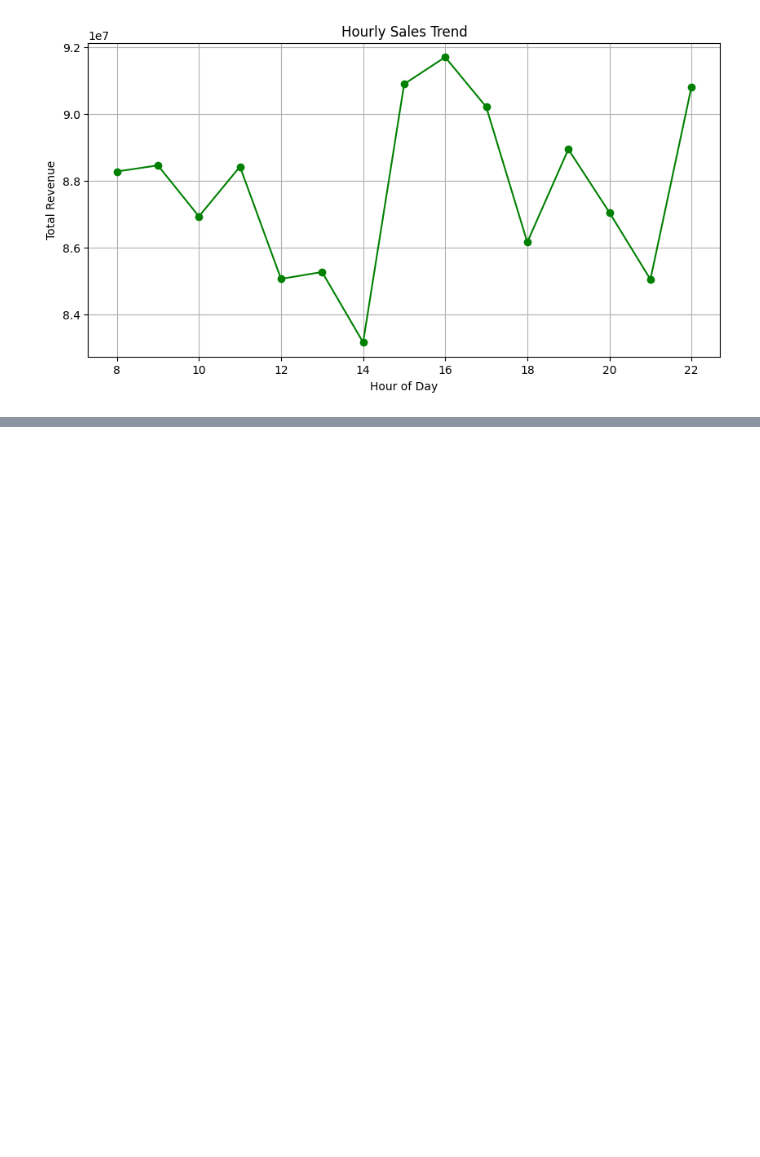
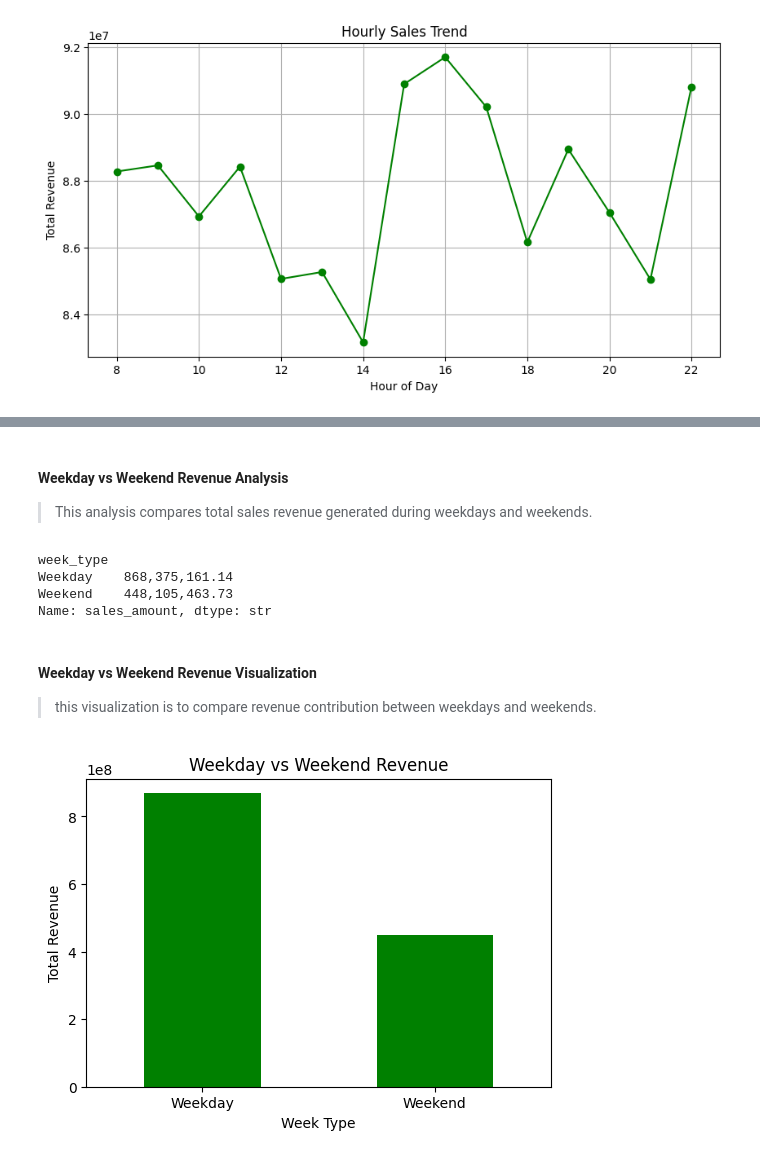
Before and after one commit to utkarshdhangar5/retail-sales-inventory-analytics, a Jupyter notebook: notebooks/ExploratoryDataAnalysis.ipynb, the cells around one changed output, grey strips where cells are left out. Drawn from its saved outputs; the diff is of its cells as text; code cells hidden in the pictures; blank space fills up the shorter version.

Commit message:
eda: completed weekday vs weekend sales and operational trend analysis

```diff
--- a/notebooks/ExploratoryDataAnalysis.ipynb
+++ b/notebooks/ExploratoryDataAnalysis.ipynb
@@ -602,0 +609,4 @@ plt.show()
+# %%
+fact_orders['day_name'] = fact_orders['order_date'].dt.day_name()
+
+fact_orders[['order_date', 'day_name']].head()
@@ -602,0 +623,6 @@ plt.show()
+# %%
+fact_orders['week_type'] = fact_orders['day_name'].apply(
+    lambda x: 'Weekend' if x in ['Saturday', 'Sunday'] else 'Weekday'
+)
+
+fact_orders[['day_name', 'week_type']].head()
@@ -602,0 +636,33 @@ plt.show()
+# %% [markdown]
+#### Weekday vs Weekend Revenue Analysis
+> This analysis compares total sales revenue generated during weekdays and weekends.
+# %%
+week_sales = fact_orders.groupby(
+    'week_type'
+)['sales_amount'].sum().sort_values(ascending=False)
+
+week_sales.apply(lambda x: f"{x:,.2f}")
+# %% [output]
+week_type
+Weekday    868,375,161.14
+Weekend    448,105,463.73
+Name: sales_amount, dtype: str
+# %% [markdown]
+#### Weekday vs Weekend Revenue Visualization
+> this visualization is to compare revenue contribution between weekdays and weekends.
+# %%
+week_sales.plot(
+    kind='bar',
+    figsize=(6,4),
+    color="green"
+)
+
+plt.title('Weekday vs Weekend Revenue')
+plt.xlabel('Week Type')
+plt.ylabel('Total Revenue')
+
+plt.xticks(rotation=0)
+
+plt.show()
+# %% [output]
+[figure, added]
```
Also changed, not shown: parts of 6 cells of this notebook.
